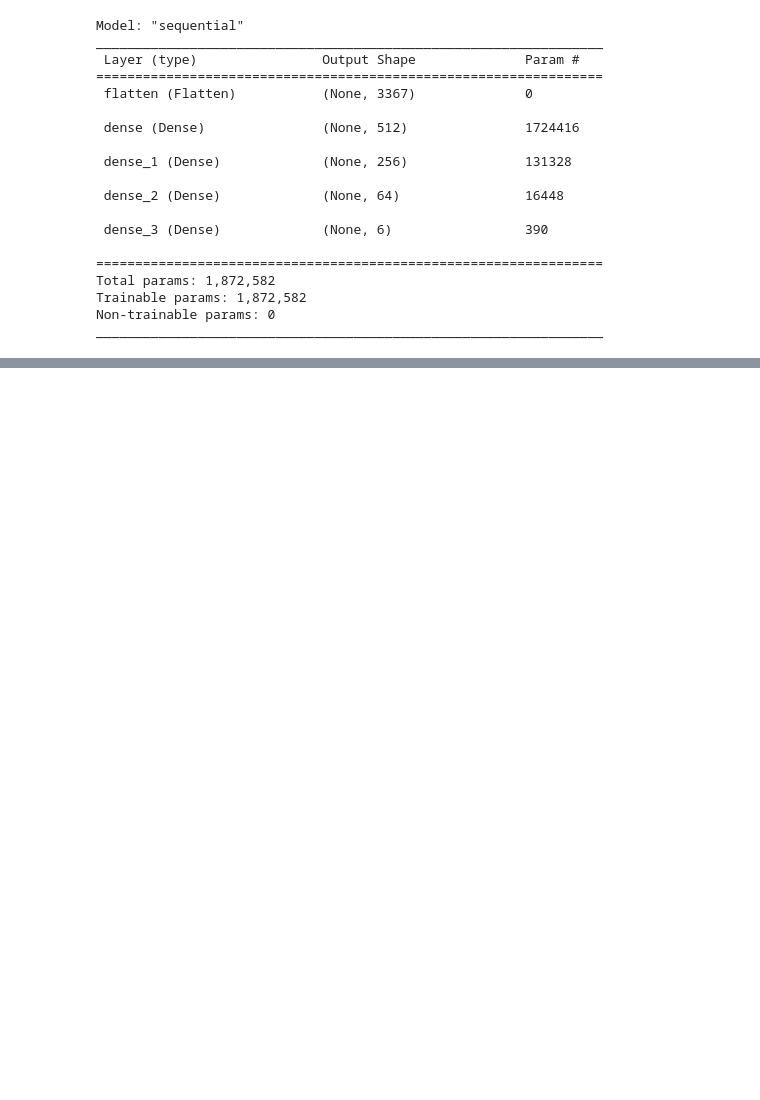
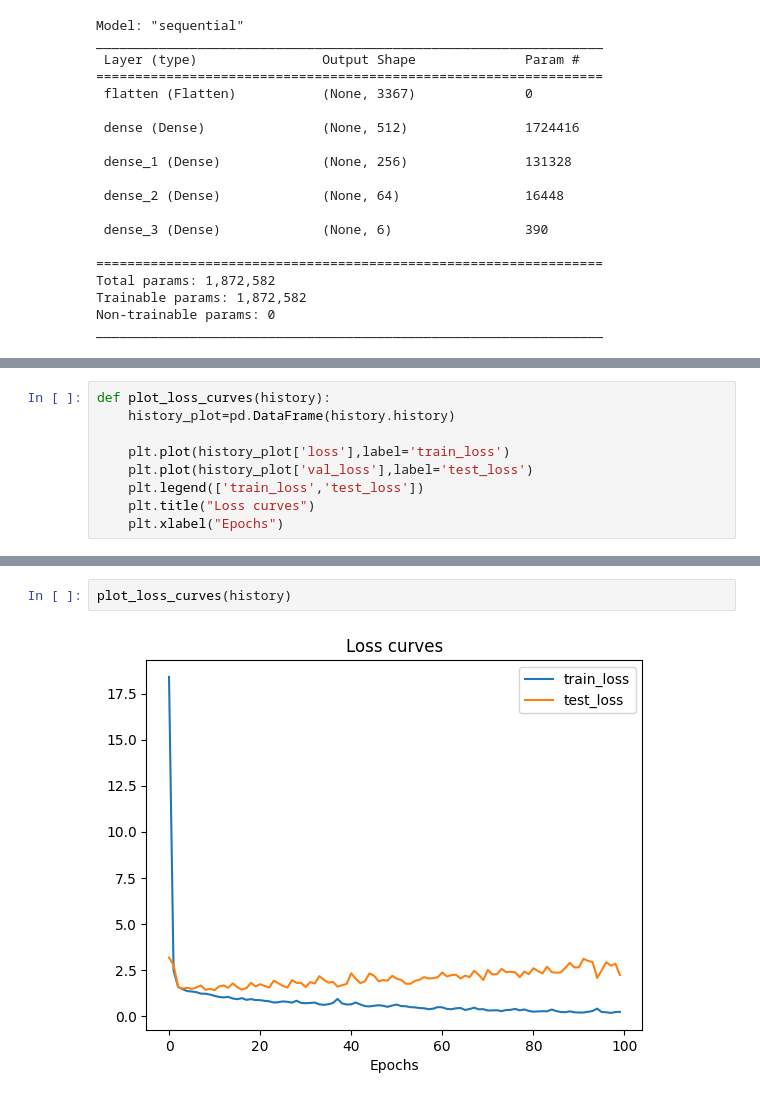
Before and after one commit to SoumiK-777/Indian_Music_Genre_Classification, a Jupyter notebook: training.ipynb, the cells around one changed output, grey strips where cells are left out. Drawn from its saved outputs; the diff is of its cells as text; blank space fills up the shorter version.

```diff
--- a/training.ipynb
+++ b/training.ipynb
@@ -127,0 +116,9 @@ history_plot
+# %%
+def plot_loss_curves(history):
+    history_plot=pd.DataFrame(history.history)
+
+    plt.plot(history_plot['loss'],label='train_loss')
+    plt.plot(history_plot['val_loss'],label='test_loss')
+    plt.legend(['train_loss','test_loss'])
+    plt.title("Loss curves")
+    plt.xlabel("Epochs")
@@ -127,0 +129,4 @@ history_plot
+# %%
+plot_loss_curves(history)
+# %% [output]
+[figure, added]
```
Also changed, not shown: parts of 9 cells of this notebook, 1 other file.
